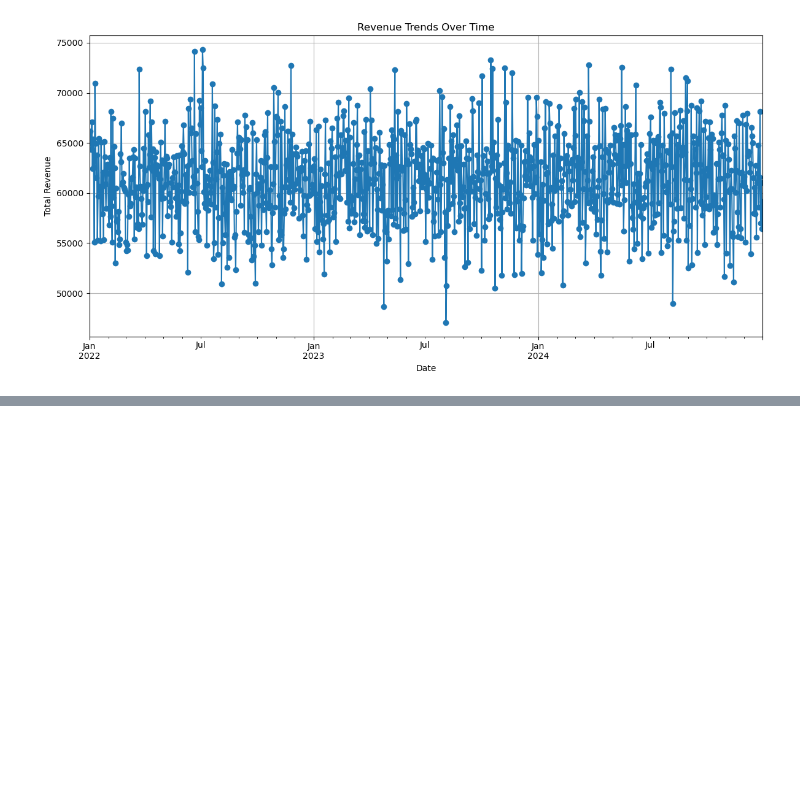
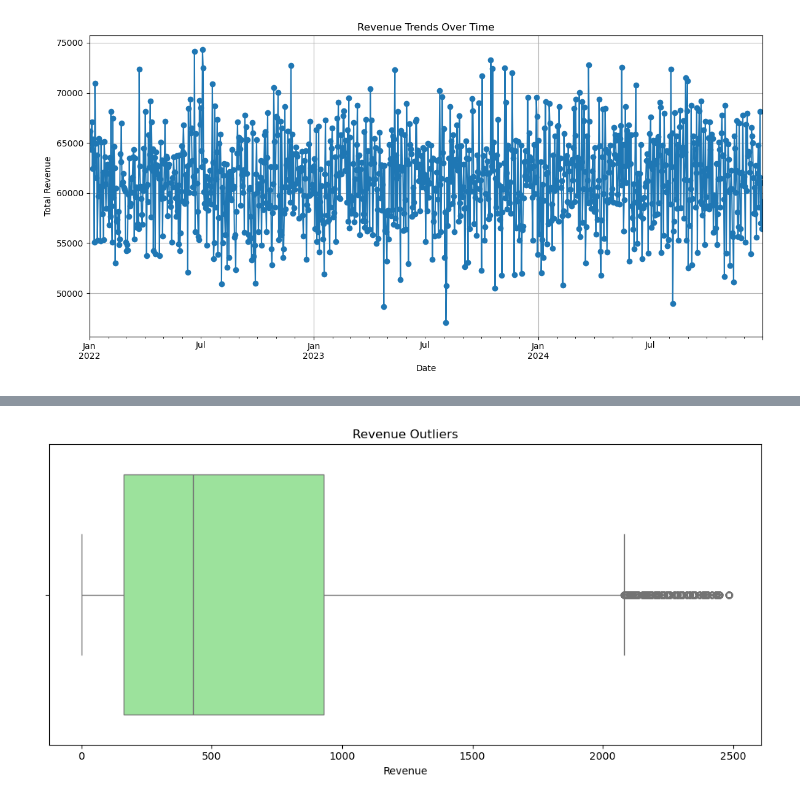
Before and after one commit to Rojal123245/Sales-Automation-AI, a Jupyter notebook: model/model.ipynb, the cells around one changed output, grey strips where cells are left out. Saved outputs shown, nothing was run; the diff lists cells and outputs as text; code cells hidden in the pictures; blank space fills up the shorter version.

```diff
--- a/model/model.ipynb
+++ b/model/model.ipynb
@@ -85 +130,9 @@ plt.show()
+# %%
+plt.figure(figsize=(10, 5))
+sns.boxplot(data=data, x='Revenue', color='lightgreen')
+plt.title('Revenue Outliers')
+plt.tight_layout()
+plt.show()
+# %% [output]
+[figure, added]
 # %%
```
Also changed, not shown: parts of 11 cells of this notebook.
